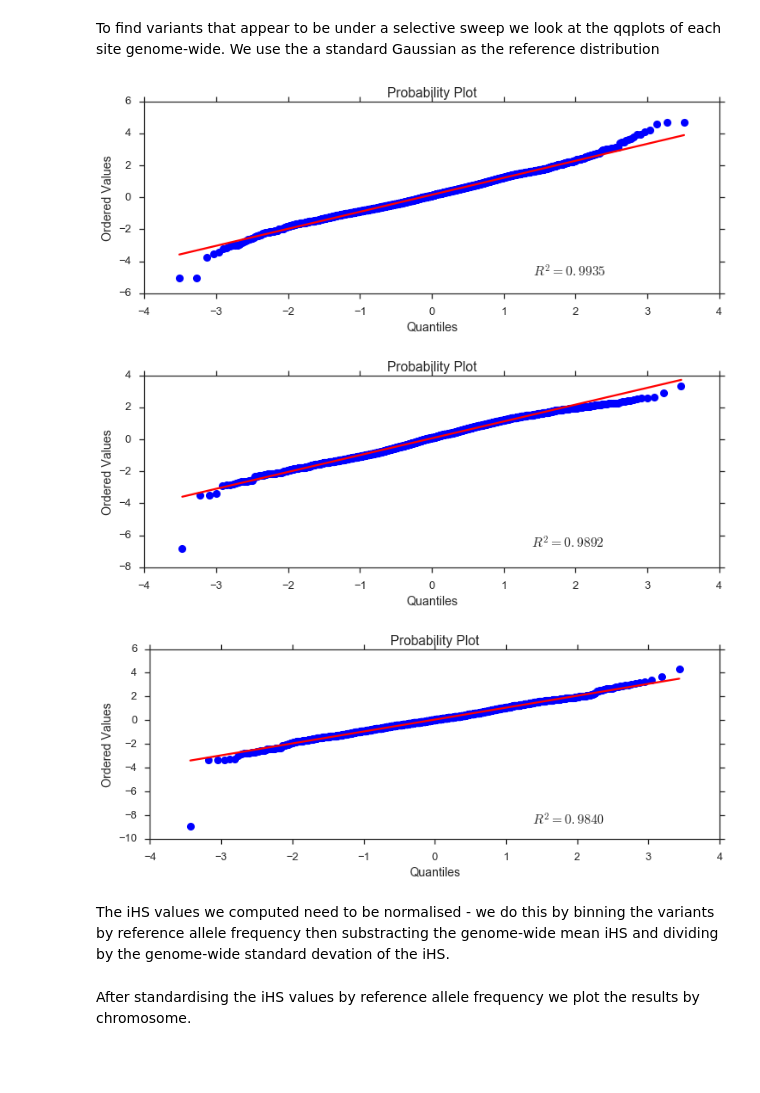
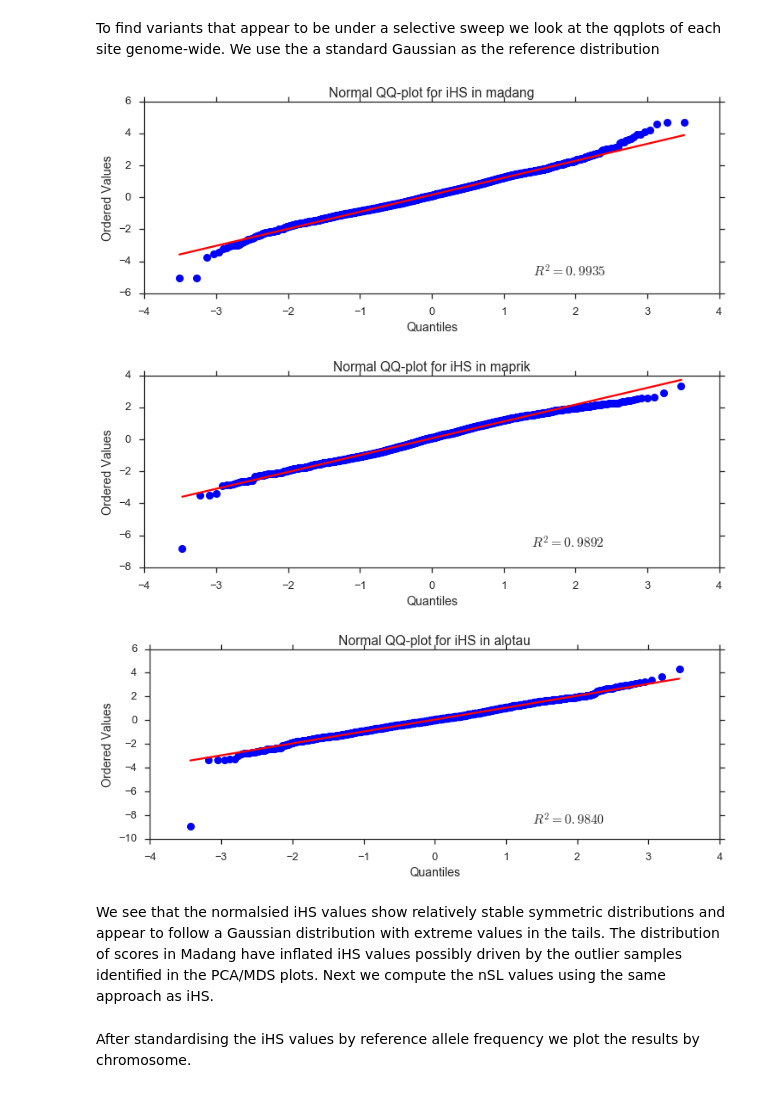
Before and after one commit to evan-wehi/dev, a Jupyter notebook: selection_signals_mgen_v5.ipynb, the cells around one changed output. Drawn from its saved outputs; the diff is of its cells as text; code cells hidden in the pictures; blank space fills up the shorter version.

```diff
--- a/selection_signals_mgen_v5.ipynb
+++ b/selection_signals_mgen_v5.ipynb
@@ -409,13 +407,14 @@ To find variants that appear to be under a selective sweep we look at the qqplot
 # %%
 for keys in [e for e in png_index.keys() if e != 'all']:
     plt.subplots(figsize=(12, 4))
     x,y = stats.probplot(chrom_df[keys+'_norm_ihs'].dropna(), dist="norm", plot=plt)
+    plt.title("Normal QQ-plot for iHS in " + keys)
 # %% [output]
-[figure, old version]
+[figure, new version]
-[figure, old version]
+[figure, new version]
-[figure, old version]
+[figure, new version]
-# %% [markdown]
-The iHS values we computed need to be normalised - we do this by binning the variants by reference allele frequency then substracting the genome-wide mean iHS and dividing by the genome-wide standard devation of the iHS.
+# %% [markdown]
+We see that the normalsied iHS values show relatively stable symmetric distributions and appear to follow a Gaussian distribution with extreme values in the tails. The distribution of scores in Madang have inflated iHS values possibly driven by the outlier samples identified in the PCA/MDS plots. Next we compute the nSL values using the same approach as iHS.
 # %% [markdown]
 After standardising the iHS values by reference allele frequency we plot the results by chromosome.
 # %% [markdown]
```
Also changed, not shown: parts of 8 cells of this notebook.
